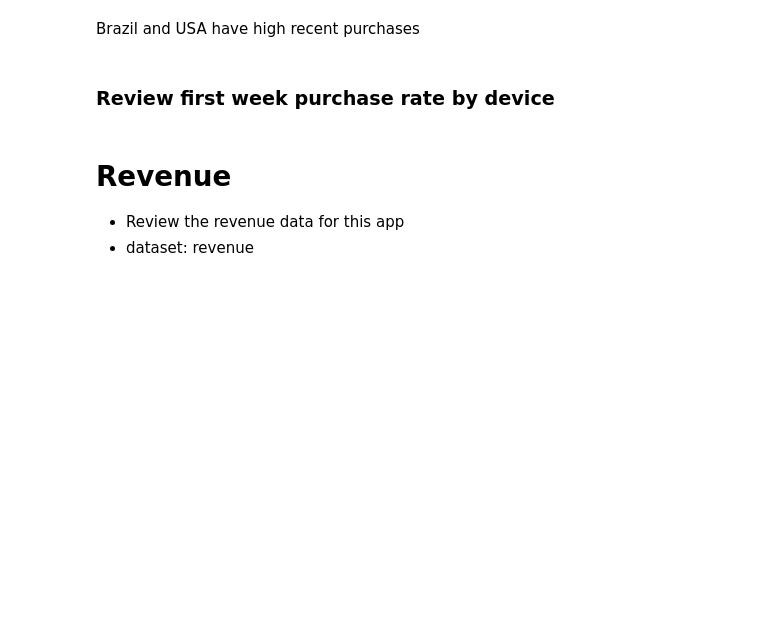
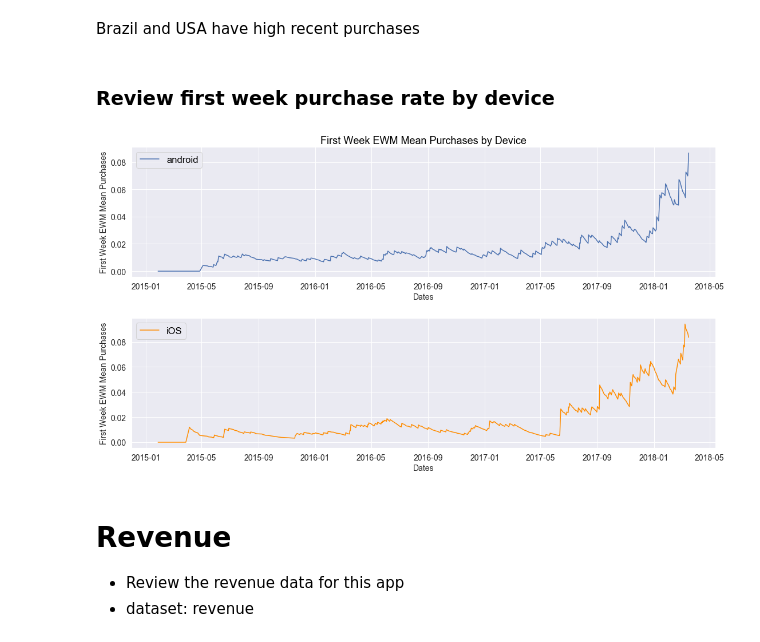
Before and after one commit to BitterScientist/bitterscientist.com, a Jupyter notebook: folders/ds_blogs/projects/kpi_testing/kpi_testing.ipynb, the cells around one changed output. Drawn from its saved outputs; the diff is of its cells as text; code cells hidden in the pictures; blank space fills up the shorter version.

```diff
--- a/folders/ds_blogs/projects/kpi_testing/kpi_testing.ipynb
+++ b/folders/ds_blogs/projects/kpi_testing/kpi_testing.ipynb
@@ -882,35 +1011,47 @@ Brazil and USA have high recent purchases
 user_purchases_device = customer_purchases.groupby(by=['registration_date','device'], as_index=False)['purchase_dur_week1'].agg('mean')
 # Replace all na with 0
 user_purchases_device['purchase_dur_week1'].fillna(0, inplace=True)
+# %%
+# Convert country to string
+user_purchases_device['device'] = user_purchases_device['device'].astype(str)
 # %%
 # Pivot the data
 device_pivot = pd.pivot_table(user_purchases_device, values=['purchase_dur_week1'], columns=['device'], index=['registration_date'])
 # %%
 # Remove tuple in column header
 device_pivot.columns = device_pivot.columns.droplevel(0)
+# %%
+# Drop index
+device_pivot.reset_index(inplace=True)
 # %%
+# Plot lines
 fig, ax = plt.subplots(figsize=(16,9), nrows=2, ncols=1, sharex=False)
-device_pivot['android'].plot(kind='line', legend=True, ax=ax[0], color='blue')
-ax[0].set_ylabel('Average First Week Purchases', fontsize=14)
-ax[0].set_title('Average Purchases in First Week by Device', color='black', fontsize=18)
+# device_pivot['android'].plot(kind='line', legend=True, ax=ax[0], color='blue')
+ax[0].plot(device_pivot['registration_date'], device_pivot['android'].ewm(span=100).mean(), label='android')
+ax[0].set_ylabel('First Week EWM Mean Purchases', fontsize=14)
+ax[0].set_title('First Week EWM Mean Purchases by Device', color='black', fontsize=18)
 ax[0].tick_params(axis='both', which='both', labelsize=14)
 ax[0].set_xlabel('Dates', fontsize=14)
 leg = ax[0].legend()
 for text in leg.get_texts():
     plt.setp(text, color = 'black')
 
-device_pivot['iOS'].plot(kind='line', legend=True, ax=ax[1], color='darkorange')
-ax[1].set_ylabel('Average First Week Purchases', fontsize=14)
+ax[1].plot(device_pivot['registration_date'], device_pivot['iOS'].ewm(span=100).mean(), label='iOS', color='darkorange')
+
+# device_pivot['iOS'].plot(kind='line', legend=True, ax=ax[1], color='darkorange')
+ax[1].set_ylabel('First Week EWM Mean Purchases', fontsize=14)
 ax[1].tick_params(axis='both', which='both', labelsize=14)
 ax[1].set_xlabel('Dates', fontsize=14)
 leg = ax[1].legend()
 for text in leg.get_texts():
     plt.setp(text, color = 'black')
 
 fig.tight_layout()
 
-plt.savefig("static/images/plot_first_wk_purchases_by_device.png", bbox_inches='tight')
+plt.savefig("static/images/figure12_purchases.png", bbox_inches='tight')
 plt.show()
+# %% [output]
+[figure, added]
 # %% [markdown]
 # Revenue
  - Review the revenue data for this app
```
Also changed, not shown: parts of 40 cells of this notebook, 15 other files.
